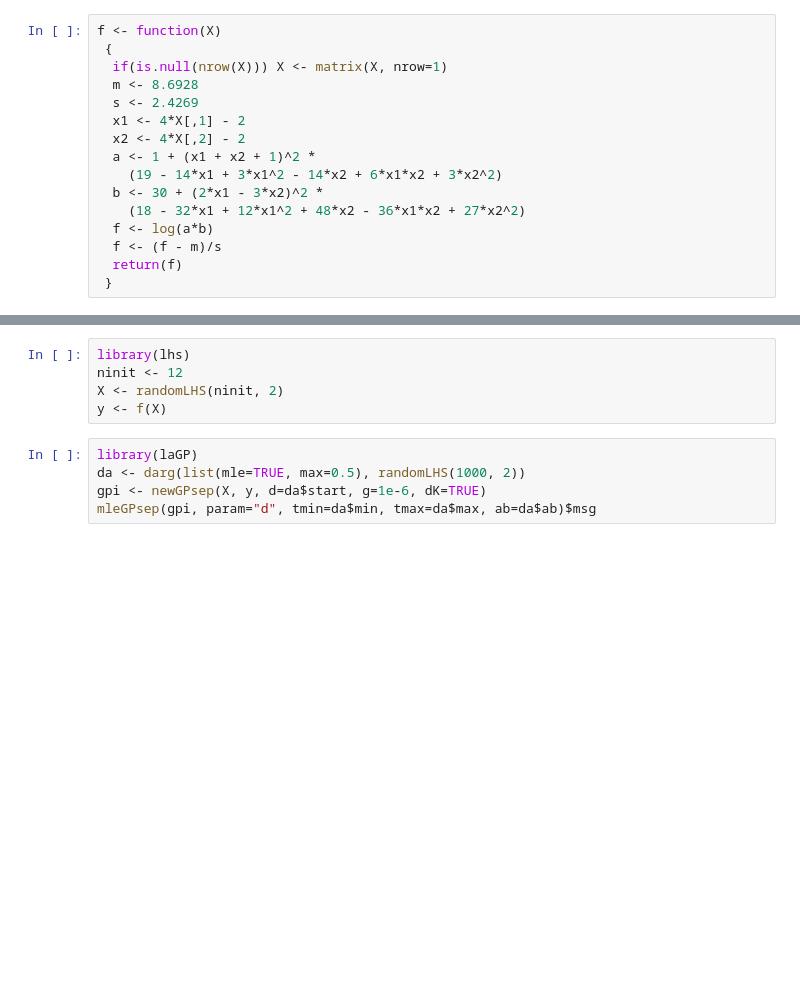
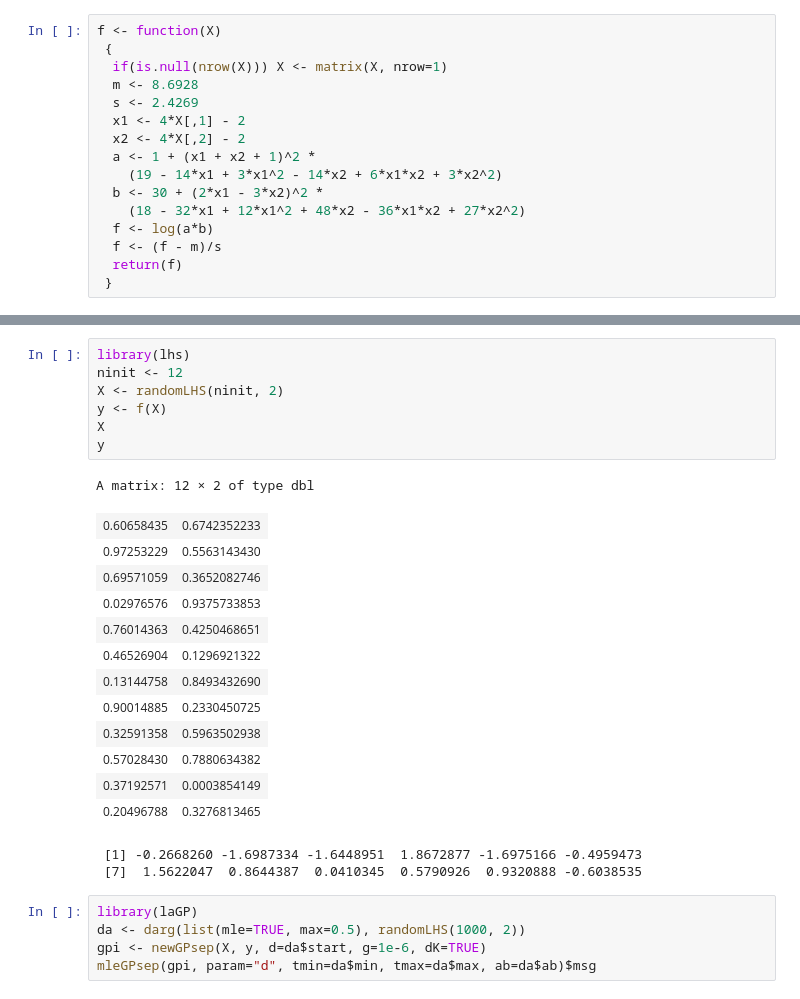
Before and after one commit to gglee4ai/notebook, a Jupyter notebook: study-surrogates/surrogates-ch07.ipynb, the cells around one changed output, grey strips where cells are left out. Cells and saved outputs as stored; diff of their text form; blank space fills up the shorter version.

```diff
--- a/study-surrogates/surrogates-ch07.ipynb
+++ b/study-surrogates/surrogates-ch07.ipynb
@@ -32,8 +47,26 @@ image(x1, x2, Y, col=heat.colors(128))
 # %%
 library(lhs)
 ninit <- 12
 X <- randomLHS(ninit, 2)
 y <- f(X)
+X
+y
+# %% [output]
+A matrix: 12 × 2 of type dbl
+| 0.60658435 | 0.6742352233 |
+| 0.97253229 | 0.5563143430 |
+| 0.69571059 | 0.3652082746 |
+| 0.02976576 | 0.9375733853 |
+| 0.76014363 | 0.4250468651 |
+| 0.46526904 | 0.1296921322 |
+| 0.13144758 | 0.8493432690 |
+| 0.90014885 | 0.2330450725 |
+| 0.32591358 | 0.5963502938 |
+| 0.57028430 | 0.7880634382 |
+| 0.37192571 | 0.0003854149 |
+| 0.20496788 | 0.3276813465 |
+ [1] -0.2668260 -1.6987334 -1.6448951  1.8672877 -1.6975166 -0.4959473
+ [7]  1.5622047  0.8644387  0.0410345  0.5790926  0.9320888 -0.6038535
 # %%
 library(laGP)
 da <- darg(list(mle=TRUE, max=0.5), randomLHS(1000, 2))
```
Also changed, not shown: parts of 5 cells of this notebook, 1 other file.
